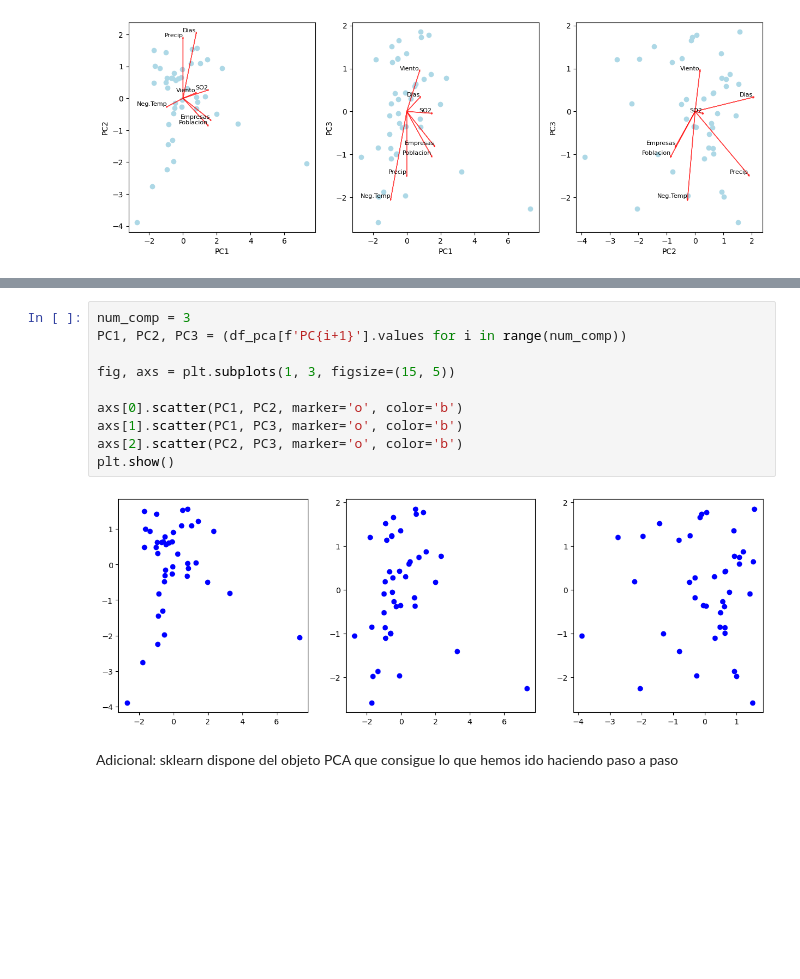
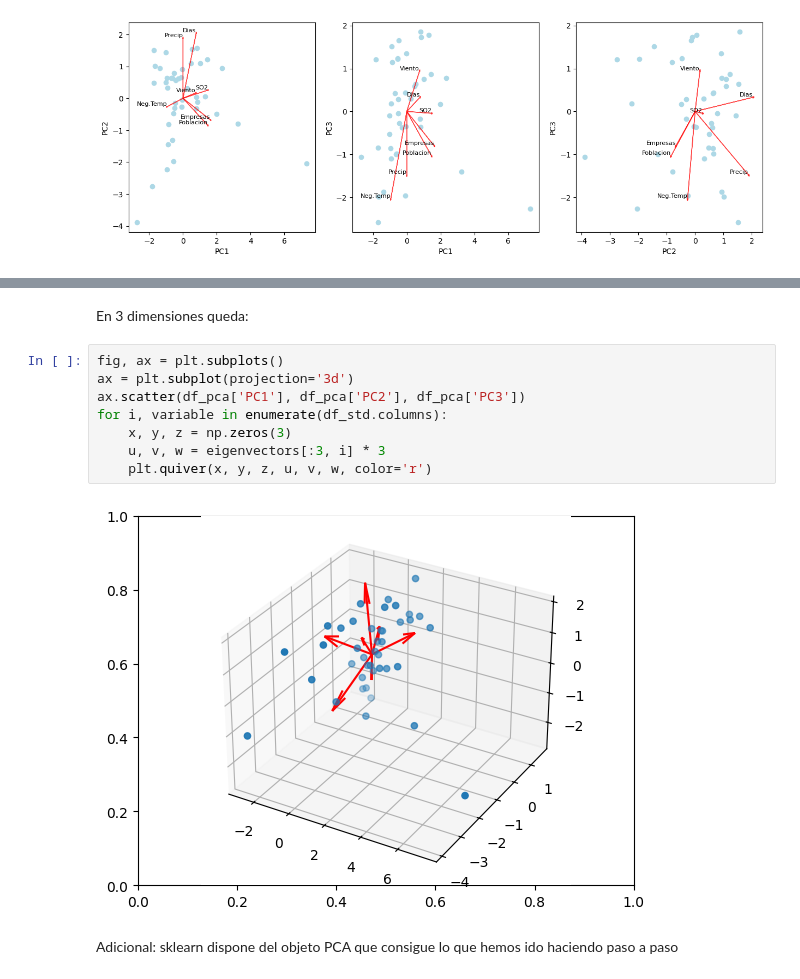
Before and after one commit to Alf-caput/P1_MineriaDeDatos, a Jupyter notebook: P3_ReduccionDimensionalidad/P3_ReduccionDimensionalidad.ipynb, the cells around one changed output, grey strips where cells are left out. Cells and saved outputs as stored; diff of their text form; blank space fills up the shorter version.

```diff
--- a/P3_ReduccionDimensionalidad/P3_ReduccionDimensionalidad.ipynb
+++ b/P3_ReduccionDimensionalidad/P3_ReduccionDimensionalidad.ipynb
@@ -422,15 +363,15 @@ petal width (cm)   1.074868 -0.226443
-# %%
-num_comp = 3
-PC1, PC2, PC3 = (df_pca[f'PC{i+1}'].values for i in range(num_comp))
-
-fig, axs = plt.subplots(1, 3, figsize=(15, 5))
-
-axs[0].scatter(PC1, PC2, marker='o', color='b')
-axs[1].scatter(PC1, PC3, marker='o', color='b')
-axs[2].scatter(PC2, PC3, marker='o', color='b')
-plt.show()
-# %% [output]
-[figure, removed]
+# %% [markdown]
+En 3 dimensiones queda:
+# %%
+fig, ax = plt.subplots()
+ax = plt.subplot(projection='3d')
+ax.scatter(df_pca['PC1'], df_pca['PC2'], df_pca['PC3'])
+for i, variable in enumerate(df_std.columns):
+    x, y, z = np.zeros(3)
+    u, v, w = eigenvectors[:3, i] * 3
+    plt.quiver(x, y, z, u, v, w, color='r')
+# %% [output]
+[figure, added]
 # %% [markdown]
 Adicional: sklearn dispone del objeto PCA que consigue lo que hemos ido haciendo paso a paso
 # %%
```
Also changed, not shown: parts of 4 cells of this notebook.
